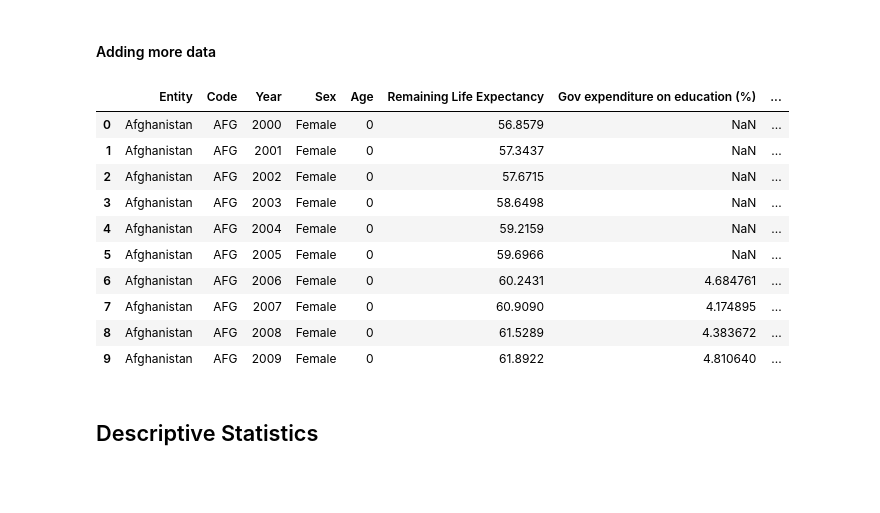
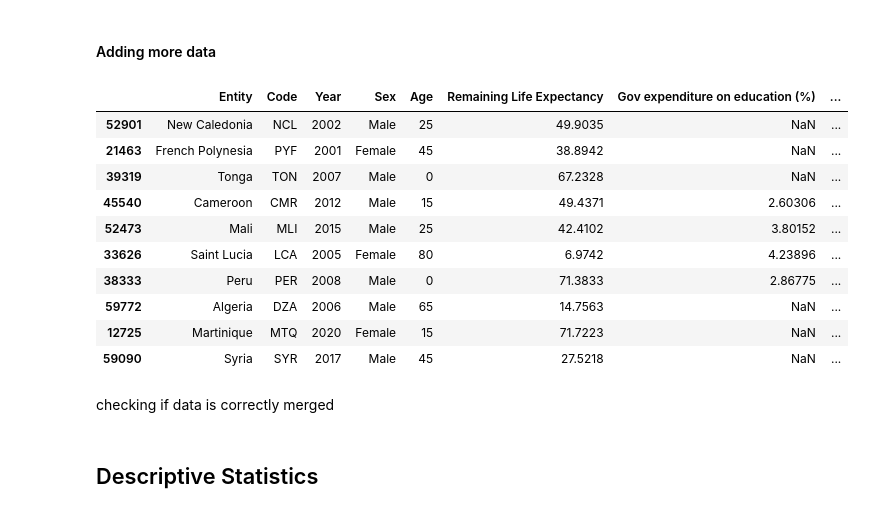
Before and after one commit to HarisFetic/Lebenserwartungs-Rechner-Projekt, a Jupyter notebook: sven/final.ipynb, the cells around one changed output. Cells and saved outputs as stored; diff of their text form; code cells hidden in the pictures; blank space fills up the shorter version.

```diff
--- a/sven/final.ipynb
+++ b/sven/final.ipynb
@@ -75,44 +74,46 @@ file_path_democracy_index = 'data/DemocracyIndex.csv'
 # Reading the data files into DataFrames
 education_expenditure_data = pd.read_csv(file_path_education_expenditure)
 internet_usage_data = pd.read_csv(file_path_internet_usage)
 electricity_access_data = pd.read_csv(file_path_electricity_access)
 sanitation_data = pd.read_csv(file_path_sanitation)
 smoking_data = pd.read_csv(file_path_smoking)
 gdp_data = pd.read_csv(file_path_gdp)
 meat_supply_data = pd.read_csv(file_path_meat_supply)
 obesity_data = pd.read_csv(file_path_obesity)
 healthcare_spending_data = pd.read_csv(file_path_healthcare_spending)
 air_pollution_data = pd.read_csv(file_path_air_pollution)
 
 # Reading and selecting specific columns from the Democracy Index file
 democracy_index_data = pd.read_csv(file_path_democracy_index)[['Entity', 'Code', 'Year', 'Electoral democracy index']]
 
 # Joining all these dataframes with the filtered_data dataframe based on 'Entity' and 'Year'
 # Only join when the year exists in the filtered_data
 # Adding custom suffixes to handle duplicate column names
 merged_data = filtered_data
 for df in [education_expenditure_data, internet_usage_data, electricity_access_data,
            sanitation_data, smoking_data, gdp_data, meat_supply_data,
            obesity_data, healthcare_spending_data, air_pollution_data, democracy_index_data]:
     merged_data = merged_data.merge(df, on=['Entity', 'Year'], how='left', suffixes=('', '_extra'))
 
 # Dropping extra columns created due to overlapping column names (if any)
 columns_to_drop = [col for col in merged_data.columns if '_extra' in col]
 merged_data.drop(columns=columns_to_drop, inplace=True)
 
-merged_data.head(10)
+merged_data.sample(10)
 # %% [output]
 |  | Entity | Code | Year | Sex | Age | Remaining Life Expectancy | Gov expenditure on education (%) | ... |
-| 0 | Afghanistan | AFG | 2000 | Female | 0 | 56.8579 | NaN | ... |
-| 1 | Afghanistan | AFG | 2001 | Female | 0 | 57.3437 | NaN | ... |
-| 2 | Afghanistan | AFG | 2002 | Female | 0 | 57.6715 | NaN | ... |
-| 3 | Afghanistan | AFG | 2003 | Female | 0 | 58.6498 | NaN | ... |
-| 4 | Afghanistan | AFG | 2004 | Female | 0 | 59.2159 | NaN | ... |
-| 5 | Afghanistan | AFG | 2005 | Female | 0 | 59.6966 | NaN | ... |
-| 6 | Afghanistan | AFG | 2006 | Female | 0 | 60.2431 | 4.684761 | ... |
-| 7 | Afghanistan | AFG | 2007 | Female | 0 | 60.9090 | 4.174895 | ... |
-| 8 | Afghanistan | AFG | 2008 | Female | 0 | 61.5289 | 4.383672 | ... |
-| 9 | Afghanistan | AFG | 2009 | Female | 0 | 61.8922 | 4.810640 | ... |
+| 52901 | New Caledonia | NCL | 2002 | Male | 25 | 49.9035 | NaN | ... |
+| 21463 | French Polynesia | PYF | 2001 | Female | 45 | 38.8942 | NaN | ... |
+| 39319 | Tonga | TON | 2007 | Male | 0 | 67.2328 | NaN | ... |
+| 45540 | Cameroon | CMR | 2012 | Male | 15 | 49.4371 | 2.60306 | ... |
+| 52473 | Mali | MLI | 2015 | Male | 25 | 42.4102 | 3.80152 | ... |
+| 33626 | Saint Lucia | LCA | 2005 | Female | 80 | 6.9742 | 4.23896 | ... |
+| 38333 | Peru | PER | 2008 | Male | 0 | 71.3833 | 2.86775 | ... |
+| 59772 | Algeria | DZA | 2006 | Male | 65 | 14.7563 | NaN | ... |
+| 12725 | Martinique | MTQ | 2020 | Female | 15 | 71.7223 | NaN | ... |
+| 59090 | Syria | SYR | 2017 | Male | 45 | 27.5218 | NaN | ... |
+# %% [markdown]
+checking if data is correctly merged
 # %% [markdown]
 ## Descriptive Statistics
 # %%
```
Also changed, not shown: parts of 13 cells of this notebook.
